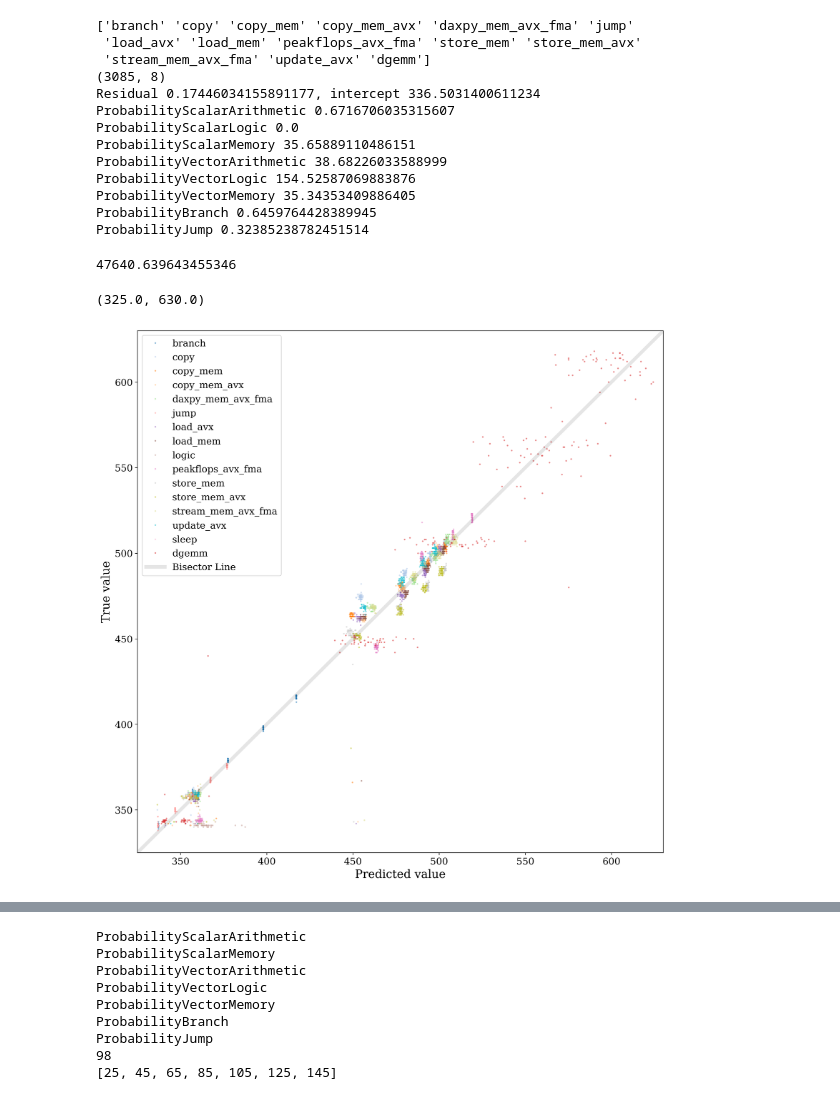
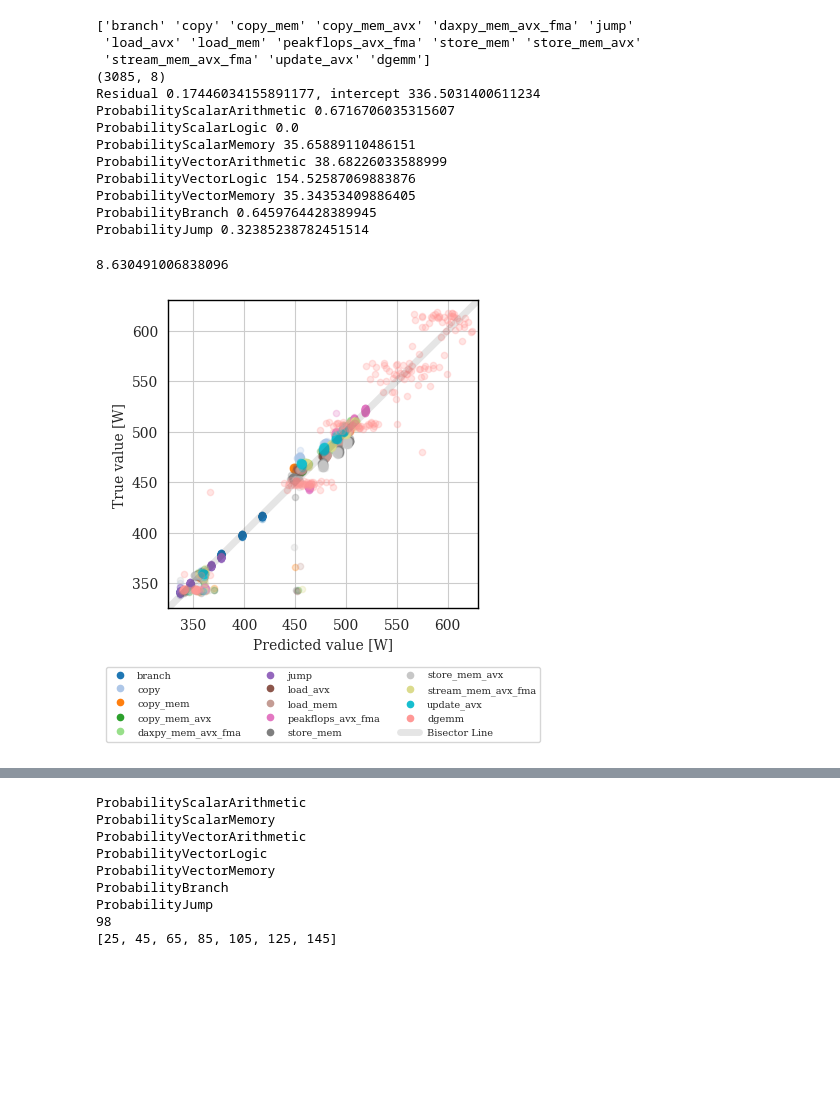
Before and after one commit to NiccoloTosato/PowerBenchmarks, a Jupyter notebook: final_plot_model.ipynb, the cells around one changed output, grey strips where cells are left out. Drawn from its saved outputs; the diff is of its cells as text; code cells hidden in the pictures; blank space fills up the shorter version.

```diff
--- a/final_plot_model.ipynb
+++ b/final_plot_model.ipynb
@@ -10,6 +10,13 @@ from scipy import stats
 import statsmodels.api as sm
 import seaborn as sns
 import statsmodels.formula.api as smf
+# %%
+sns.set_style("whitegrid")
+#plt.rcParams['figure.figsize'] = 3.5, 4
+plt.rcParams['axes.edgecolor'] = 'black'
+plt.rcParams['axes.linewidth'] = 1
+plt.rcParams["font.family"] = "DeJavu Serif"
+plt.rcParams['figure.figsize'] = 3.5, 4
 # %% [markdown]
 # Smarter model, paper model
 # %%
@@ -181,8 +188,6 @@ def assign_colors(labels):
         label_to_color[label] = color_map(i / num_labels)
 
     return label_to_color
-df= load_df_list()
-df = pd.concat(df)
 # Example usage:
 cores_to_color = assign_colors(df["cores"])
 name_to_color = assign_colors(df["name"])
@@ -191,45 +196,55 @@ name_to_color = assign_colors(df["name"])
 # %%
 import warnings
 warnings.filterwarnings('ignore')
 
 df_list_test= load_df_list()
-plt.figure(figsize=(14,14),dpi=300)
-r=0
+exp_list=['branch','jump','copy','copy_mem_avx',
+          'stream_avx','copy_mem','load_avx','daxpy_mem_avx_fma',
+          'peakflops_avx_fma','load_mem','store_mem','store_mem_avx',
+          'update_avx','stream_mem_avx_fma','dgemm']
+
+plt.figure(figsize=(4,4))
+SE=0
+line_count=0
 for df in df_list_test:
     df["Total_power"]=df["PSUPower0"]+df["PSUPower1"]
     df1 = normalize_model(df.copy())
     prediction=list()
-
     for row in df1[independent_variables].to_numpy():
         prediction.append(row@coeff_1[:-1] + intercept_1)
     df1["prediction"]=prediction
-    if len(df) <1:
+    test_name=df1["name"].iloc[0]
+    if not (test_name in exp_list):
         continue
-    test_name=df1["name"].iloc[0]
-
     cores=df1["cores"].iloc[0]
     plt.plot(df1["prediction"],df1["Total_power"], '.',
-             markersize=3,
-
-             alpha=0.4,
+             markersize=9,
+             alpha=0.25,
              fillstyle='full',
              markeredgewidth=1,label=test_name,color=name_to_color[test_name])
-    r+=np.square(df1["prediction"].to_numpy()-df1["Total_power"].to_numpy()).mean()
-print(r/len(df_list_test))
-plt.plot([0,700],[0,700], '-k', linewidth=5, alpha=0.1, label='Bisector Line')
+    MSE=np.square(df1["prediction"].to_numpy()-df1["Total_power"].to_list()).sum()
+    line_count+=len(prediction)
+print(MSE/line_count)
+ax = plt.plot([0,700],[0,700], '-k', linewidth=5, alpha=0.1, label='Bisector Line')
 handles, labels = plt.gca().get_legend_handles_labels()
 by_label = dict(zip(labels, handles))
-plt.legend(by_label.values(), by_label.keys(),fontsize=14)
-plt.ylabel("True value",fontsize=17)
-plt.xlabel("Predicted value",fontsize=17)
-plt.yticks(fontsize=14)
-plt.xticks(fontsize=14)
+
+handle=plt.legend(by_label.values(), by_label.keys(),bbox_to_anchor=(0.5, -0.45),ncol=3, loc="lower center",fontsize=7)
+
+for lh in handle.legendHandles:
+    if "Bisector" in lh.get_label():
+        continue
+    lh.set_alpha(1)
+
+plt.ylabel("True value [W]")
+plt.xlabel("Predicted value [W]")
+
 plt.xlim([325,630])
 plt.ylim([325,630])
+plt.savefig("cpu_model.svg", bbox_inches='tight', format='svg')
 # %% [output]
-47640.639643455346
+8.630491006838096
-(325.0, 630.0)
-[figure, old version]
+[figure, new version]
 # %%
 import scipy as sp
 import scipy.interpolate
```
Also changed, not shown: parts of 1 cell of this notebook.
